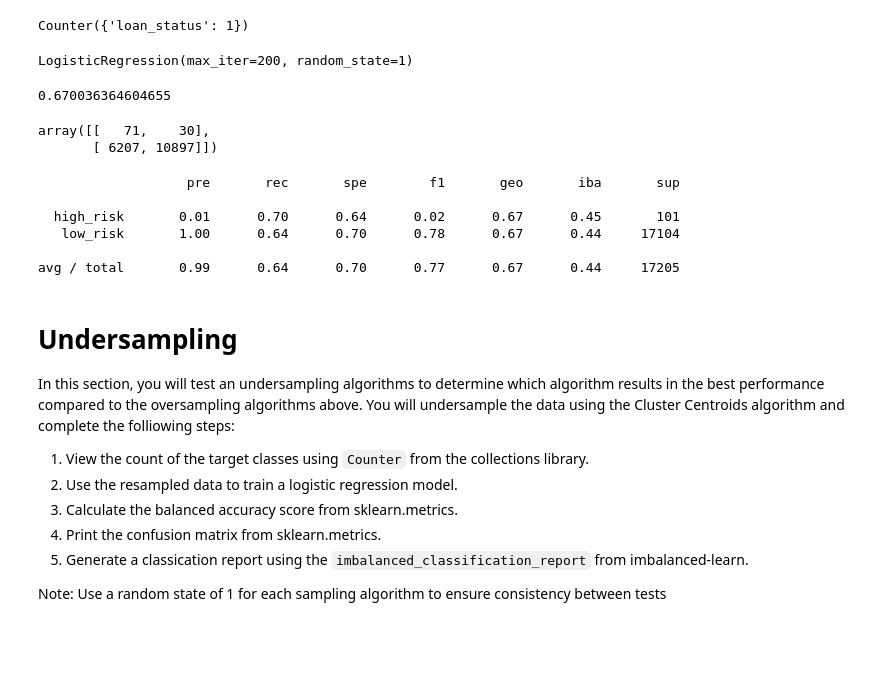
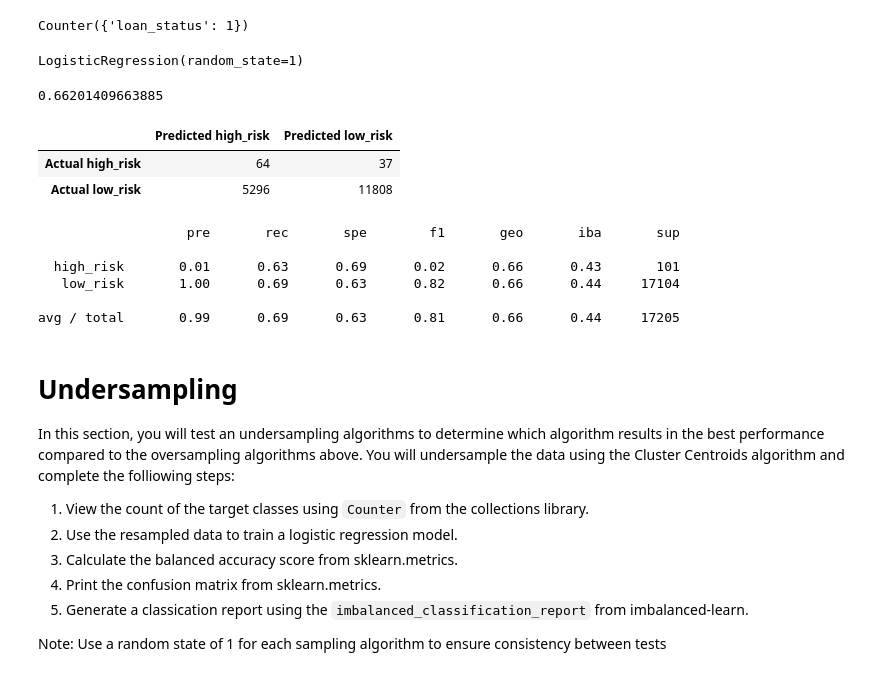
Before and after one commit to pasmi369/Credit_Risk_Analysis, a Jupyter notebook: Module-17-Challenge-Resources/credit_risk_resampling.ipynb, the cells around one changed output. Saved outputs shown, nothing was run; the diff lists cells and outputs as text; code cells hidden in the pictures; blank space fills up the shorter version.

```diff
--- a/Module-17-Challenge-Resources/credit_risk_resampling.ipynb
+++ b/Module-17-Challenge-Resources/credit_risk_resampling.ipynb
@@ -189,34 +181,37 @@ Counter(y_resampled)
 Counter({'loan_status': 1})
 # %%
 # Train the Logistic Regression model using the resampled data
-model = LogisticRegression(solver='lbfgs',
-                                max_iter=200,
-                                random_state=1)
+model = LogisticRegression(solver='lbfgs',random_state=1)
 model.fit(X_resampled, y_resampled)
 # %% [output]
-LogisticRegression(max_iter=200, random_state=1)
+LogisticRegression(random_state=1)
 # %%
 # Calculated the balanced accuracy score
 y_predict = model.predict(X_test)
 balanced_accuracy_score(y_test, y_predict)
 # %% [output]
-0.670036364604655
+0.66201409663885
-# %%
-# Display the confusion matrix
-confusion_matrix(y_test, y_predict)
-# %% [output]
-array([[   71,    30],
-       [ 6207, 10897]])
+# %%
+# Display the confusion matrix
+cm = confusion_matrix(y_test, y_predict)
+# Create a DataFrame from the confusion matrix.
+cm_df = pd.DataFrame(
+    cm, index=["Actual high_risk", "Actual low_risk"], columns=["Predicted high_risk", "Predicted low_risk"])
+cm_df
+# %% [output]
+|  | Predicted high_risk | Predicted low_risk |
+| Actual high_risk | 64 | 37 |
+| Actual low_risk | 5296 | 11808 |
 # %%
 # Print the imbalanced classification report
 print(classification_report_imbalanced(y_test,y_predict))
 # %% [output]
                    pre       rec       spe        f1       geo       iba       sup
 
-  high_risk       0.01      0.70      0.64      0.02      0.67      0.45       101
-   low_risk       1.00      0.64      0.70      0.78      0.67      0.44     17104
+  high_risk       0.01      0.63      0.69      0.02      0.66      0.43       101
+   low_risk       1.00      0.69      0.63      0.82      0.66      0.44     17104
 
-avg / total       0.99      0.64      0.70      0.77      0.67      0.44     17205
+avg / total       0.99      0.69      0.63      0.81      0.66      0.44     17205
 # %% [markdown]
 # Undersampling
 
```
Also changed, not shown: parts of 15 cells of this notebook, 13 other files.
